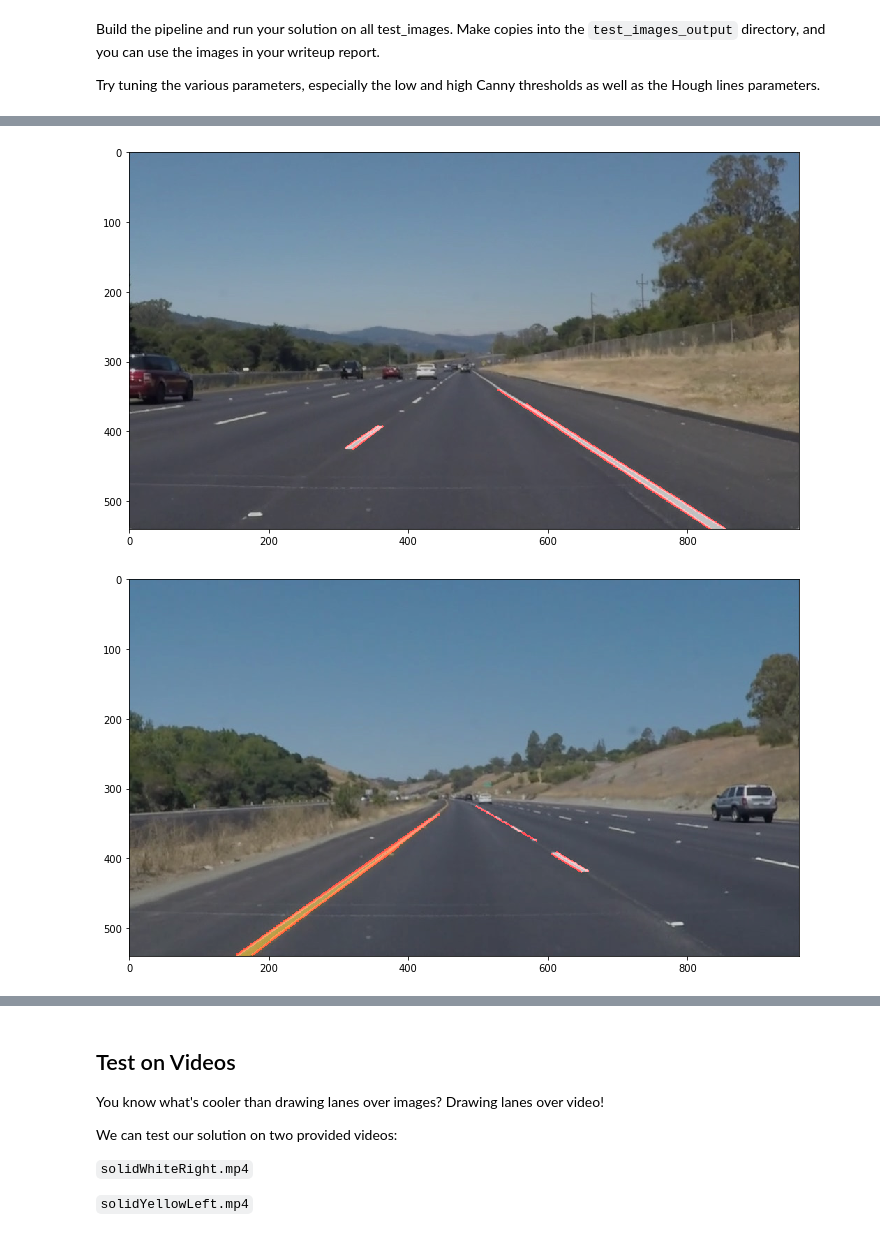
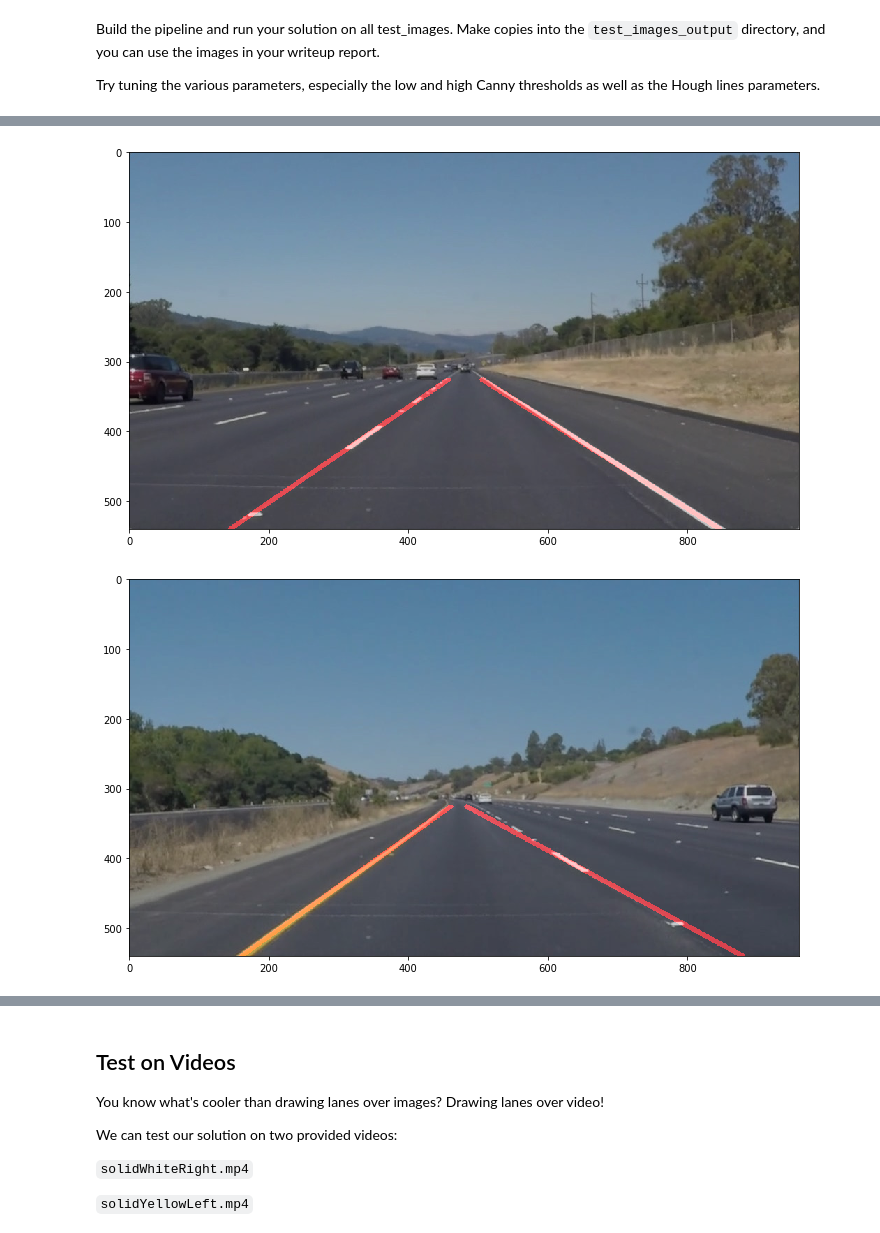
Before and after one commit to frank-xiangyu-liao/CarND-Term1-Lane-Lines, a Jupyter notebook: P1.ipynb, the cells around one changed output, grey strips where cells are left out. Cells and saved outputs as stored; diff of their text form; code cells hidden in the pictures.

Commit message:
Implemented numpy.polyfit to find lane lines. Need to refine Canny and Hough params; modify function structure to package params in the pipeline; and consider using HSV instead grayscale.

```diff
--- a/P1.ipynb
+++ b/P1.ipynb
@@ -213,14 +261,14 @@ def lane_finding_pipeline(img, canny_thresholds, hough_params, vertices, kernel_
 # Define Canny Params & Gaussian kernel size
 cannyLowThreshold = 70
 cannyHighThreshold = 150
-kernelSize = 7
+kernelSize = 5
 
 cannyThresholds = [cannyLowThreshold, cannyHighThreshold]
 
 # Define Hough params
-rho = 2 # distance resolution in pixels of the Hough grid
+rho = 1 # distance resolution in pixels of the Hough grid
 theta = np.pi/180 # angular resolution in radians of the Hough grid
-threshold = 80     # minimum number of votes (intersections in Hough grid cell)
+threshold = 35     # minimum number of votes (intersections in Hough grid cell)
 min_line_length = 20 #minimum number of pixels making up a line
 max_line_gap = 20    # maximum gap in pixels between connectable line segments
 
@@ -228,8 +276,8 @@ houghParams = [rho, theta, threshold, min_line_length, max_line_gap]
 
 # Define vertices for masking
 bottomLeft = (50, 540)
-topLeft = (465, 325)
-topRight = (500, 325)
+topLeft = (470, 325)
+topRight = (490, 325)
 bottomRight = (910, 540)
 vertices = np.array([[bottomLeft, topLeft, topRight, bottomRight]], dtype=np.int32)
 
@@ -253,2 +301,2 @@ for imageName in nameList:
-[figure, old version]
+[figure, new version]
-[figure, old version]
+[figure, new version]
```
Also changed, not shown: parts of 6 cells of this notebook, 8 other files.
